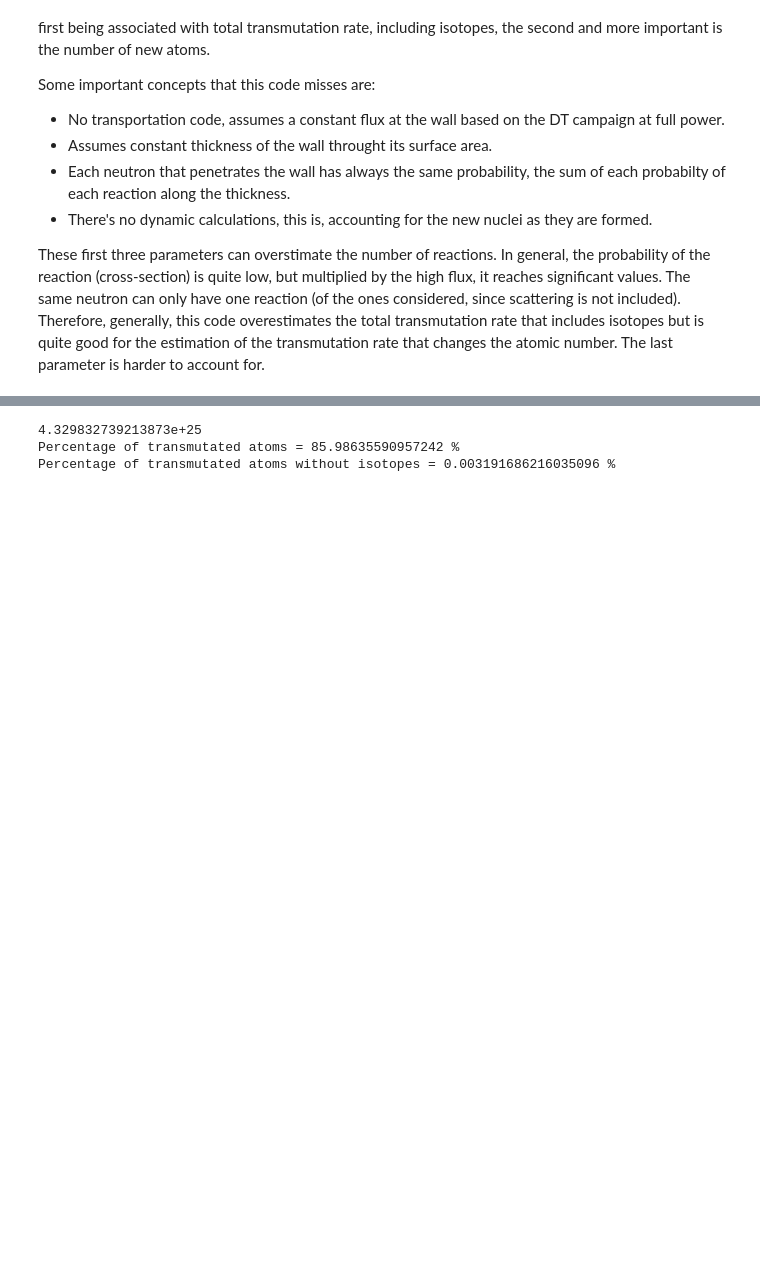
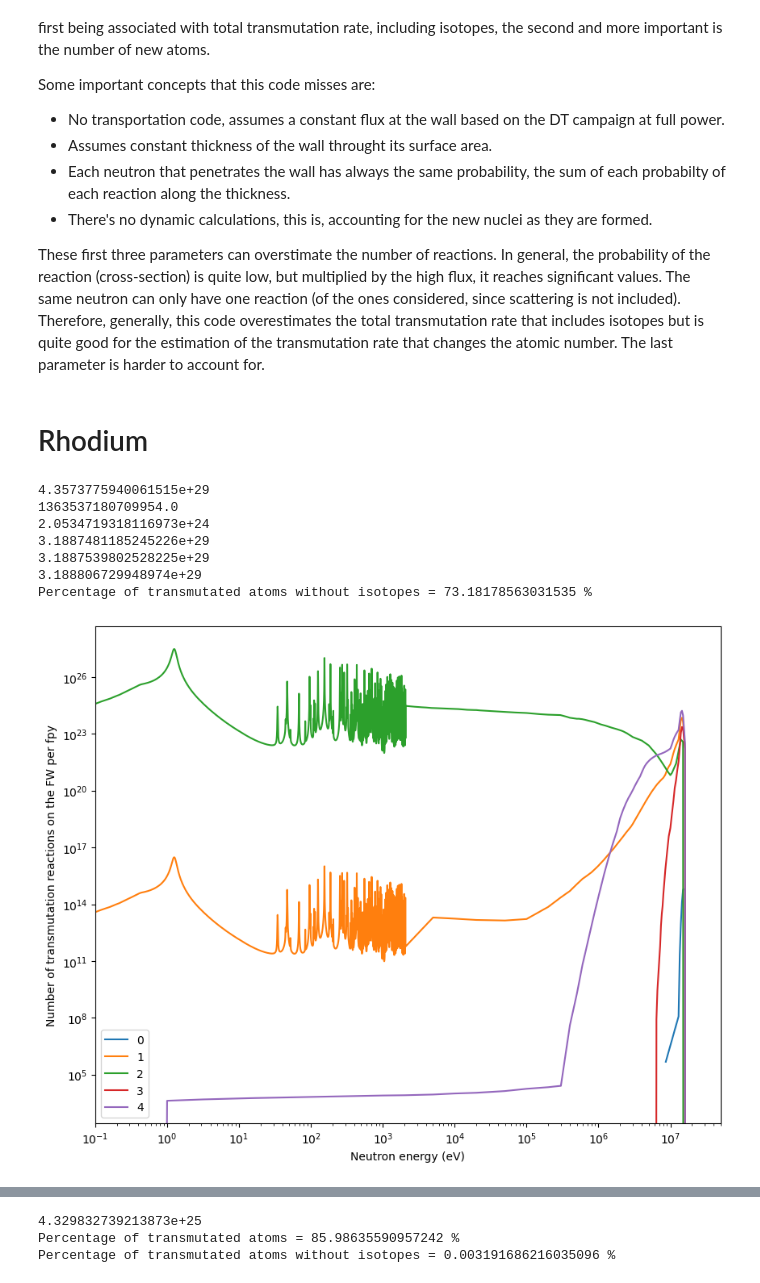
Before and after one commit to tcsousa99/Transmutation-ITER, a Jupyter notebook: pt-transmutation.ipynb, the cells around one changed output, grey strips where cells are left out. Cells and saved outputs as stored; diff of their text form; code cells hidden in the pictures; blank space fills up the shorter version.

```diff
--- a/pt-transmutation.ipynb
+++ b/pt-transmutation.ipynb
@@ -30,0 +37,19 @@ This should display the abudance if the element has isotopes and read the files
+# %%
+for folder in RhFolder:
+    folder_data = []
+    for filename in os.listdir(folder):
+        if filename.endswith(".csv") and filename.startswith('Rh'):
+            file_path = os.path.join(folder, filename)
+            # Use pandas to read the CSV file into a DataFrame
+            df = pd.read_csv(file_path, skiprows=3, sep=';', names=['Incident energy (eV)', 'Cross-section (b)'],
+            dtype={'Incident energy (eV)': float, 'Cross-section (b)': float})
+
+            # Convert the cross-section values from barns to cm²
+            df['Cross-section (b)'] *= 1e-24
+
+            # Convert the DataFrame to a numpy array
+            data_array = df.to_numpy()
+            folder_data.append(data_array)
+    RhArrays.append(folder_data)
+# %%
+Rh103_CS = (RhArrays[0][0], RhArrays[0][1], RhArrays[0][2], RhArrays[0][3], RhArrays[0][4])
@@ -126,3 +155,51 @@ Some important concepts that this code misses are:
 - There's no dynamic calculations, this is, accounting for the new nuclei as they are formed.
 
 These first three parameters can overstimate the number of reactions. In general, the probability of the reaction (cross-section) is quite low, but multiplied by the high flux, it reaches significant values. The same neutron can only have one reaction (of the ones considered, since scattering is not included). Therefore, generally, this code overestimates the total transmutation rate that includes isotopes but is quite good for the estimation of the transmutation rate that changes the atomic number. The last parameter is harder to account for.
+# %% [markdown]
+# Rhodium
+# %%
+plt.figure(figsize=(10,8))
+
+trans_sum = 0
+j = 0
+total_atoms = N_target_Rh*first_wall_area*thickness1
+
+print(total_atoms)
+
+for reaction in Rh103_CS:
+        #cross-section*flux*Ntarget*first_wall_area*thickness*full_power_year
+        arr = reaction[:,1]*neutron_flux_function(reaction[:,0])*total_atoms*(fpy/2)
+        mask = arr>=0
+        filtered_array = arr[mask]
+        sum = np.sum(filtered_array)
+        trans_sum += sum
+        print(trans_sum)
+        plt.plot(reaction[:,0], arr, label = j)
+        j+=1
+
+    #print('Total transmutation =', total_sum)
+    #print('Total transmutation w/ isotopes =', trans_sum)
+
+print('Percentage of transmutated atoms without isotopes =', trans_sum/total_atoms*100, '%')
+
+
+
+
+plt.yscale('log')
+plt.xscale('log')
+plt.xlabel('Neutron energy (eV)')
+plt.ylabel('Number of transmutation reactions on the FW per fpy')
+plt.xlim(1e-1,5e7)
+L = plt.legend()
+
+
+plt.show()
+# %% [output]
+4.3573775940061515e+29
+1363537180709954.0
+2.0534719318116973e+24
+3.1887481185245226e+29
+3.1887539802528225e+29
+3.188806729948974e+29
+Percentage of transmutated atoms without isotopes = 73.18178563031535 %
+[figure, added]
```
Also changed, not shown: parts of 9 cells of this notebook, 9 other files.
